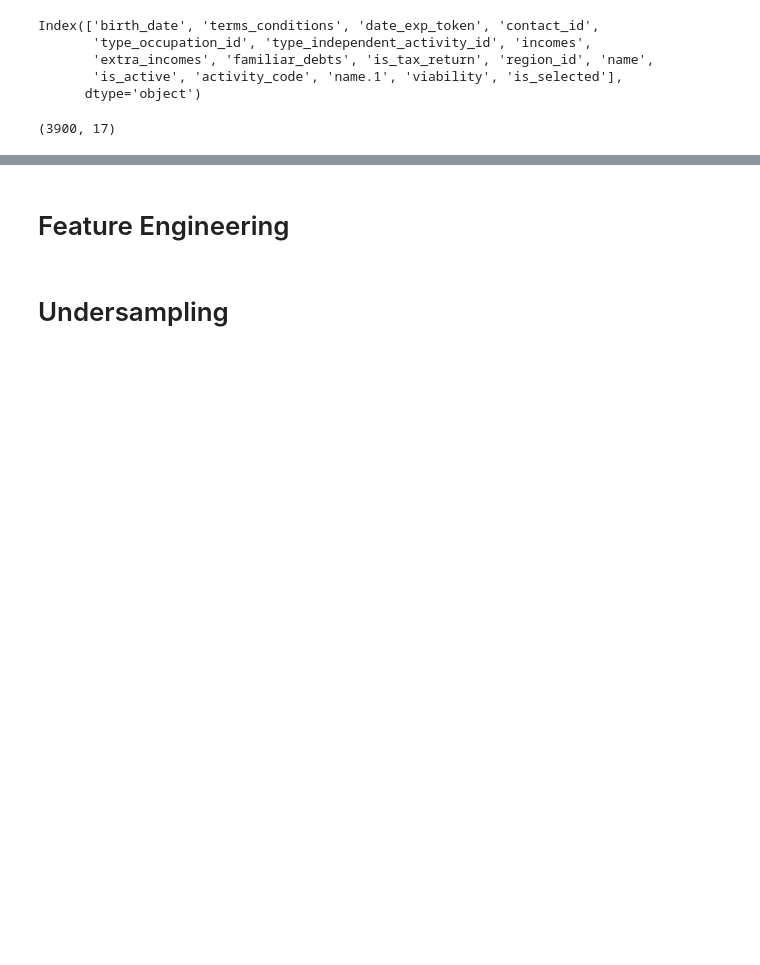
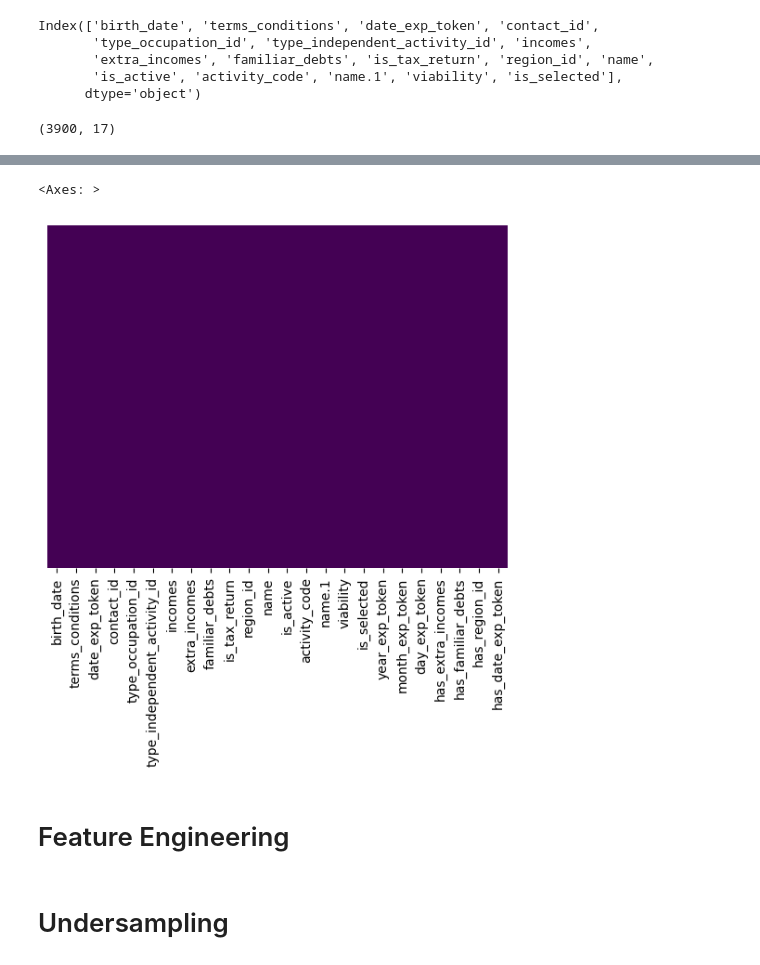
Before and after one commit to alejomaar/habi, a Jupyter notebook: prediction.ipynb, the cells around one changed output, grey strips where cells are left out. Drawn from its saved outputs; the diff is of its cells as text; code cells hidden in the pictures; blank space fills up the shorter version.

```diff
--- a/prediction.ipynb
+++ b/prediction.ipynb
@@ -180,6 +167,11 @@ Name: date_exp_token, Length: 3900, dtype: datetime64[ns]
 habi_df['year_exp_token'] = pd.to_datetime(habi_df['date_exp_token']).dt.year
 habi_df['month_exp_token'] = pd.to_datetime(habi_df['date_exp_token']).dt.month
 habi_df['day_exp_token'] = pd.to_datetime(habi_df['date_exp_token']).dt.day
+# %%
+sns.heatmap(habi_df.isnull(),yticklabels=False,cbar=False,cmap='viridis')
+# %% [output]
+<Axes: >
+[figure, added]
 # %% [markdown]
 # Feature Engineering
 # %%
```
Also changed, not shown: parts of 8 cells of this notebook.
